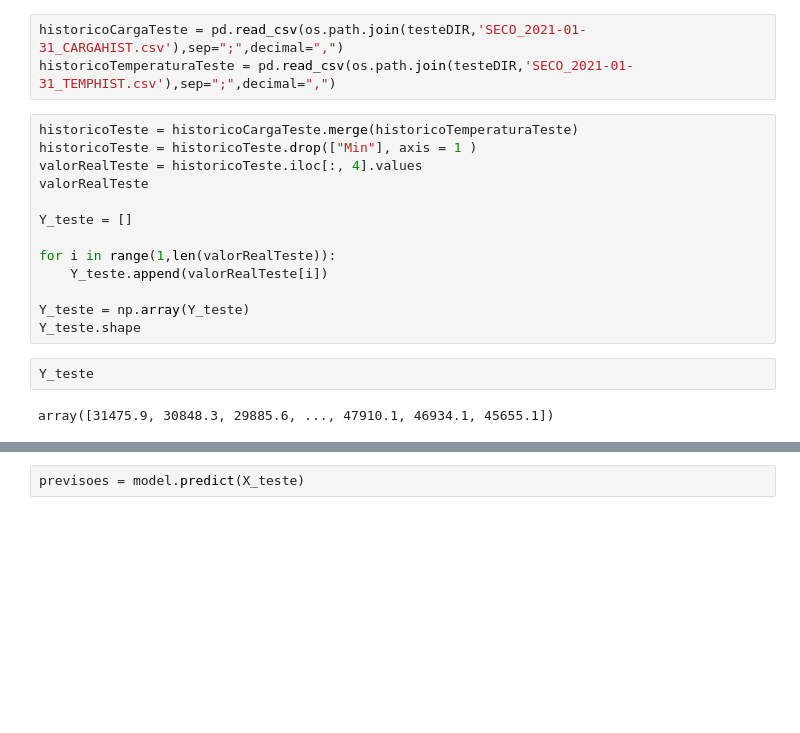
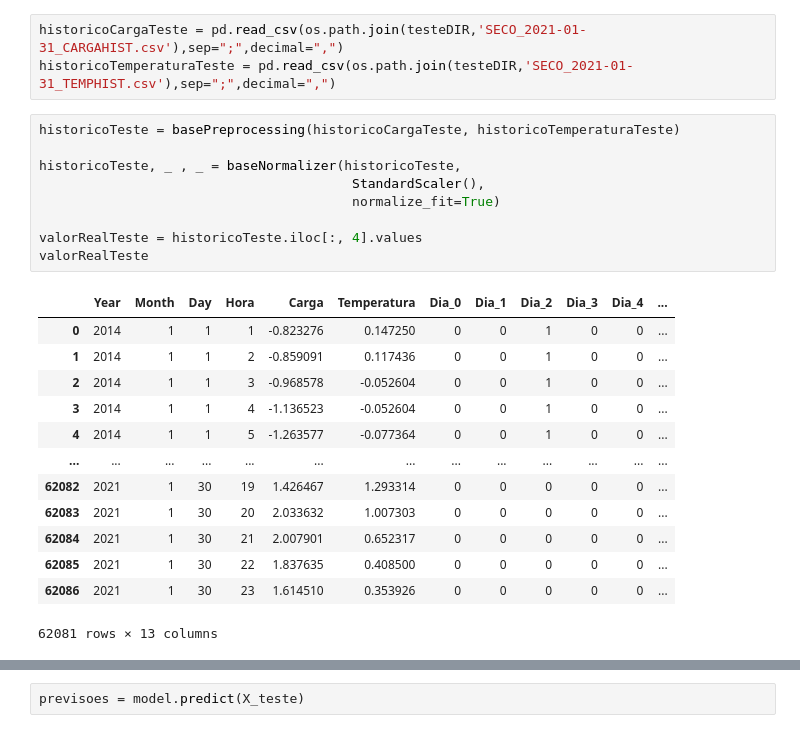
Before and after one commit to Abonvicine/ESTUDOS---Gerais, a Jupyter notebook: TG_Previsão_de_carga.ipynb, the cells around one changed output, grey strips where cells are left out. Drawn from its saved outputs; the diff is of its cells as text; blank space fills up the shorter version.

```diff
--- a/TG_Previsão_de_carga.ipynb
+++ b/TG_Previsão_de_carga.ipynb
@@ -167,23 +270,29 @@ testeDIR = "/content/drive/MyDrive/TG/TESTE"
 # %%
 historicoCargaTeste = pd.read_csv(os.path.join(testeDIR,'SECO_2021-01-31_CARGAHIST.csv'),sep=";",decimal=",")
 historicoTemperaturaTeste = pd.read_csv(os.path.join(testeDIR,'SECO_2021-01-31_TEMPHIST.csv'),sep=";",decimal=",")
-# %%
-historicoTeste = historicoCargaTeste.merge(historicoTemperaturaTeste)
-historicoTeste = historicoTeste.drop(["Min"], axis = 1 )
-valorRealTeste = historicoTeste.iloc[:, 4].values
-valorRealTeste
-
-Y_teste = []
-
-for i in range(1,len(valorRealTeste)):
-    Y_teste.append(valorRealTeste[i])
-
-Y_teste = np.array(Y_teste)
-Y_teste.shape
-# %%
-Y_teste
-# %% [output]
-array([31475.9, 30848.3, 29885.6, ..., 47910.1, 46934.1, 45655.1])
+# %%
+historicoTeste = basePreprocessing(historicoCargaTeste, historicoTemperaturaTeste)
+
+historicoTeste, _ , _ = baseNormalizer(historicoTeste,
+                                        StandardScaler(),
+                                        normalize_fit=True)
+
+valorRealTeste = historicoTeste.iloc[:, 4].values
+valorRealTeste
+# %% [output]
+|  | Year | Month | Day | Hora | Carga | Temperatura | Dia_0 | Dia_1 | Dia_2 | Dia_3 | Dia_4 | ... |
+| 0 | 2014 | 1 | 1 | 1 | -0.823276 | 0.147250 | 0 | 0 | 1 | 0 | 0 | ... |
+| 1 | 2014 | 1 | 1 | 2 | -0.859091 | 0.117436 | 0 | 0 | 1 | 0 | 0 | ... |
+| 2 | 2014 | 1 | 1 | 3 | -0.968578 | -0.052604 | 0 | 0 | 1 | 0 | 0 | ... |
+| 3 | 2014 | 1 | 1 | 4 | -1.136523 | -0.052604 | 0 | 0 | 1 | 0 | 0 | ... |
+| 4 | 2014 | 1 | 1 | 5 | -1.263577 | -0.077364 | 0 | 0 | 1 | 0 | 0 | ... |
+| ... | ... | ... | ... | ... | ... | ... | ... | ... | ... | ... | ... | ... |
+| 62082 | 2021 | 1 | 30 | 19 | 1.426467 | 1.293314 | 0 | 0 | 0 | 0 | 0 | ... |
+| 62083 | 2021 | 1 | 30 | 20 | 2.033632 | 1.007303 | 0 | 0 | 0 | 0 | 0 | ... |
+| 62084 | 2021 | 1 | 30 | 21 | 2.007901 | 0.652317 | 0 | 0 | 0 | 0 | 0 | ... |
+| 62085 | 2021 | 1 | 30 | 22 | 1.837635 | 0.408500 | 0 | 0 | 0 | 0 | 0 | ... |
+| 62086 | 2021 | 1 | 30 | 23 | 1.614510 | 0.353926 | 0 | 0 | 0 | 0 | 0 | ... |
+62081 rows × 13 columns
 # %%
 historicoTeste[["Carga"]] = normalizadorCarga.fit_transform(historicoTeste[["Carga"]])
 historicoTeste[["Temperatura"]] = normalizadorTemp.fit_transform(historicoTeste[["Temperatura"]])
```
Also changed, not shown: parts of 23 cells of this notebook.
